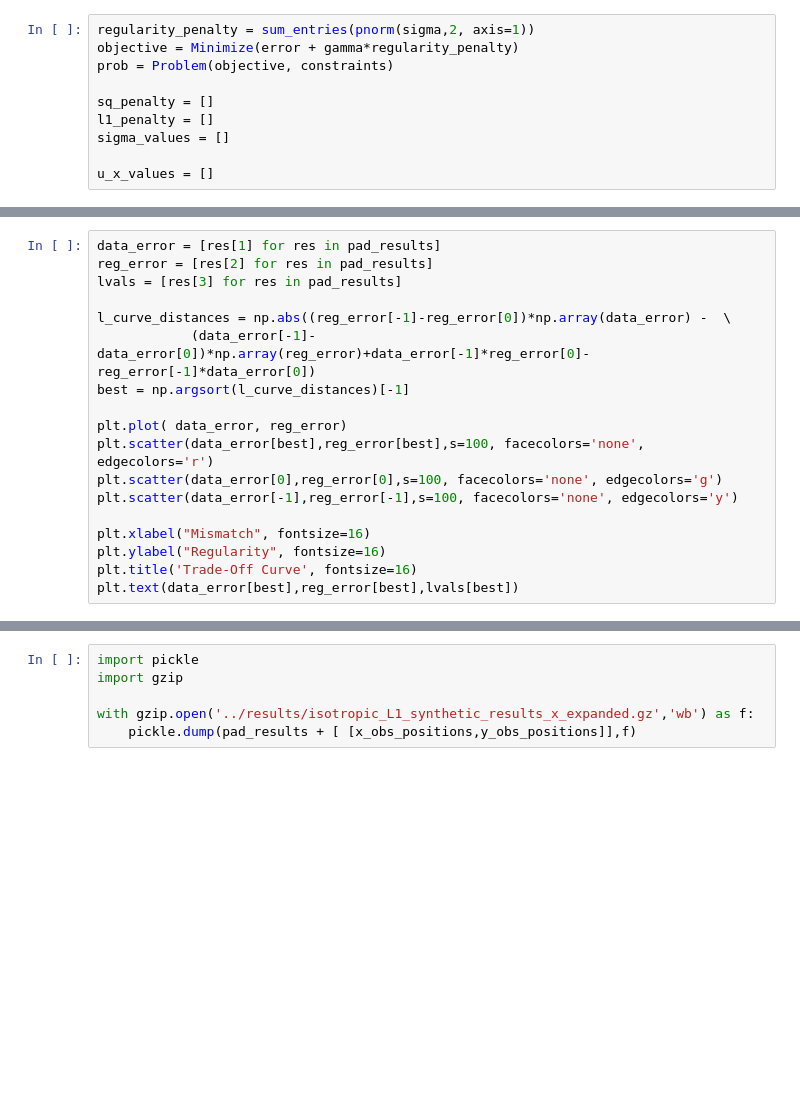
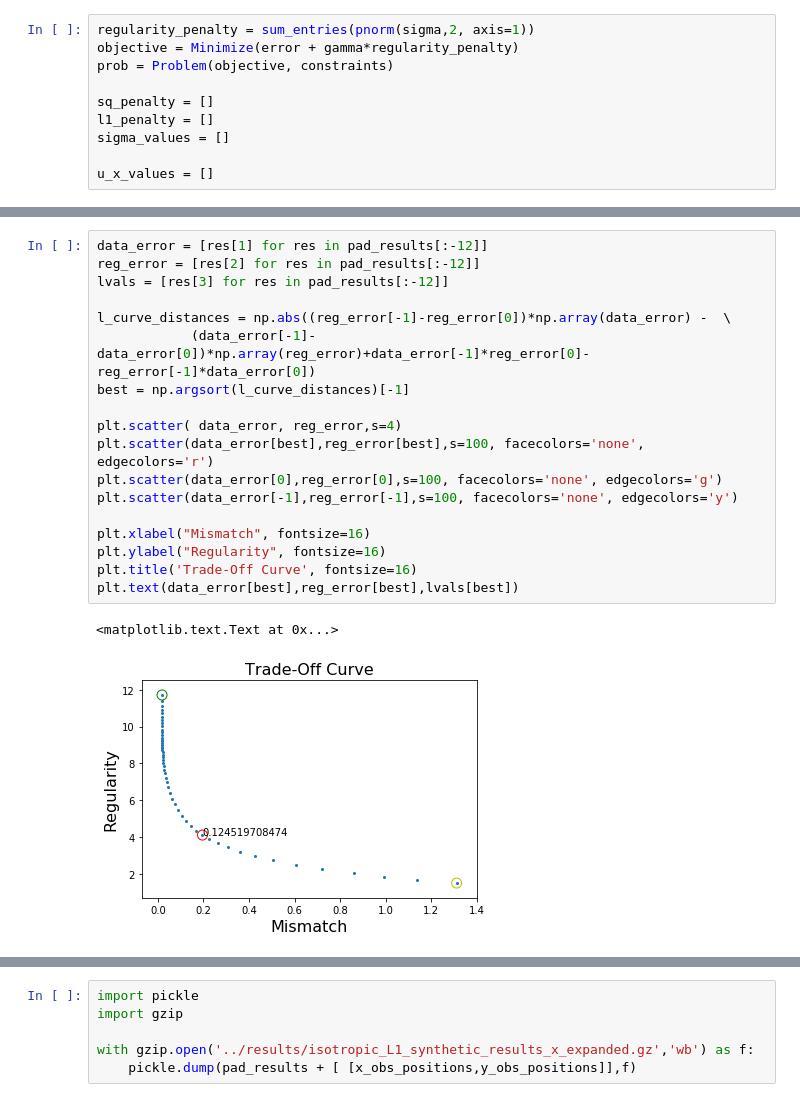
Before and after one commit to jcalifornia/tractionforce, a Jupyter notebook: paper/numerics/unidata/figures-L1-synthetic_data-x-expanded.ipynb, the cells around one changed output, grey strips where cells are left out. Cells and saved outputs as stored; diff of their text form; blank space fills up the shorter version.

```diff
--- a/paper/numerics/unidata/figures-L1-synthetic_data-x-expanded.ipynb
+++ b/paper/numerics/unidata/figures-L1-synthetic_data-x-expanded.ipynb
@@ -175,21 +193,24 @@ pad_results = [invert_one(val) for val in gamma_vals]
 # %%
-data_error = [res[1] for res in pad_results]
-reg_error = [res[2] for res in pad_results]
-lvals = [res[3] for res in pad_results]
+data_error = [res[1] for res in pad_results[:-12]]
+reg_error = [res[2] for res in pad_results[:-12]]
+lvals = [res[3] for res in pad_results[:-12]]
 
 l_curve_distances = np.abs((reg_error[-1]-reg_error[0])*np.array(data_error) -  \
             (data_error[-1]-data_error[0])*np.array(reg_error)+data_error[-1]*reg_error[0]-reg_error[-1]*data_error[0])
 best = np.argsort(l_curve_distances)[-1]
 
-plt.plot( data_error, reg_error)
+plt.scatter( data_error, reg_error,s=4)
 plt.scatter(data_error[best],reg_error[best],s=100, facecolors='none', edgecolors='r')
 plt.scatter(data_error[0],reg_error[0],s=100, facecolors='none', edgecolors='g')
 plt.scatter(data_error[-1],reg_error[-1],s=100, facecolors='none', edgecolors='y')
 
 plt.xlabel("Mismatch", fontsize=16)
 plt.ylabel("Regularity", fontsize=16)
 plt.title('Trade-Off Curve', fontsize=16)
 plt.text(data_error[best],reg_error[best],lvals[best])
+# %% [output]
+<matplotlib.text.Text at 0x...>
+[figure, added]
 # %%
 s_x = np.zeros(coords.shape[0])
 s_y = np.zeros(coords.shape[0])
```
Also changed, not shown: parts of 2 cells of this notebook, 5 other files.
